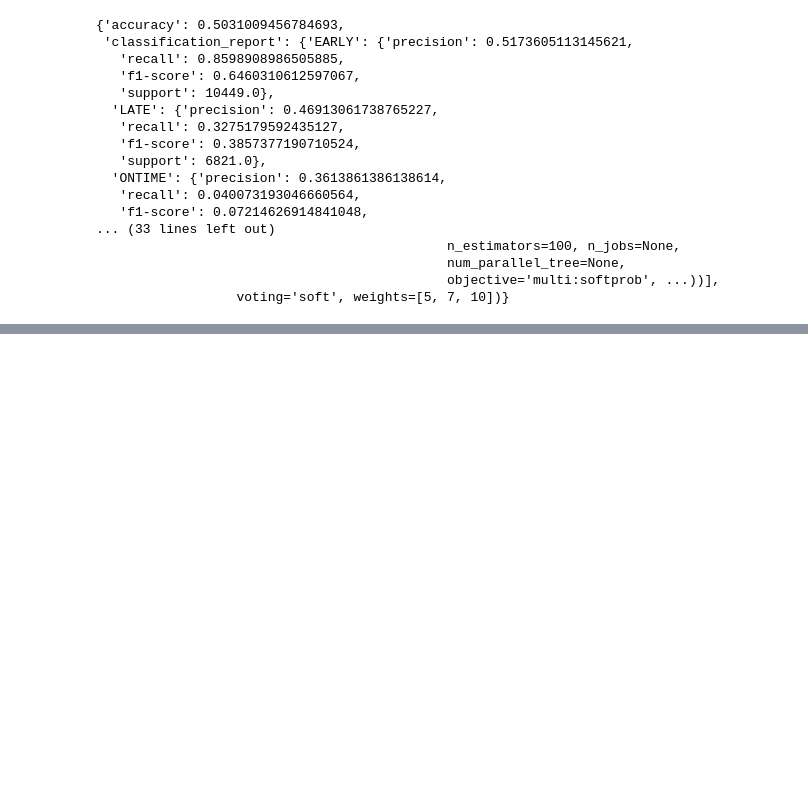
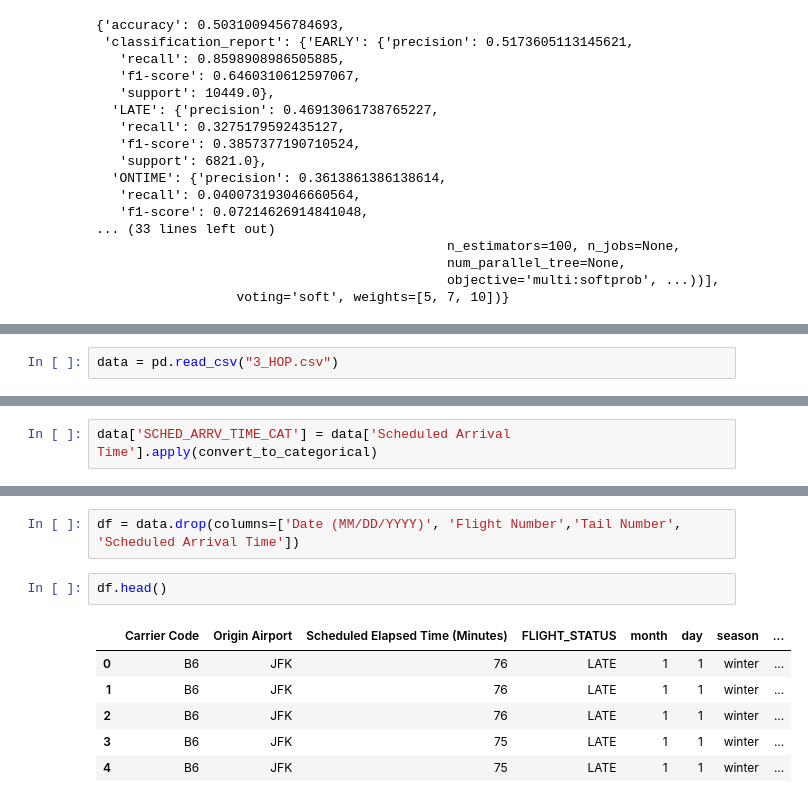
Before and after one commit to Nidhi-1506/Airline_Status_Prediction, a Jupyter notebook: 2nd Model Analysis.ipynb, the cells around one changed output, grey strips where cells are left out. Cells and saved outputs as stored; diff of their text form; blank space fills up the shorter version.

```diff
--- a/2nd Model Analysis.ipynb
+++ b/2nd Model Analysis.ipynb
@@ -560,0 +563,2 @@ fit_and_evaluate_voting(votingCLF, enc_trainX, trainY, enc_testX, testY)
+# %%
+data = pd.read_csv("3_HOP.csv")
@@ -560,0 +574,2 @@ fit_and_evaluate_voting(votingCLF, enc_trainX, trainY, enc_testX, testY)
+# %%
+data['SCHED_ARRV_TIME_CAT'] = data['Scheduled Arrival Time'].apply(convert_to_categorical)
@@ -560,0 +585,11 @@ fit_and_evaluate_voting(votingCLF, enc_trainX, trainY, enc_testX, testY)
+# %%
+df = data.drop(columns=['Date (MM/DD/YYYY)', 'Flight Number','Tail Number', 'Scheduled Arrival Time'])
+# %%
+df.head()
+# %% [output]
+|  | Carrier Code | Origin Airport | Scheduled Elapsed Time (Minutes) | FLIGHT_STATUS | month | day | season | ... |
+| 0 | B6 | JFK | 76 | LATE | 1 | 1 | winter | ... |
+| 1 | B6 | JFK | 76 | LATE | 1 | 1 | winter | ... |
+| 2 | B6 | JFK | 76 | LATE | 1 | 1 | winter | ... |
+| 3 | B6 | JFK | 75 | LATE | 1 | 1 | winter | ... |
+| 4 | B6 | JFK | 75 | LATE | 1 | 1 | winter | ... |
```
Also changed, not shown: parts of 33 cells of this notebook.
